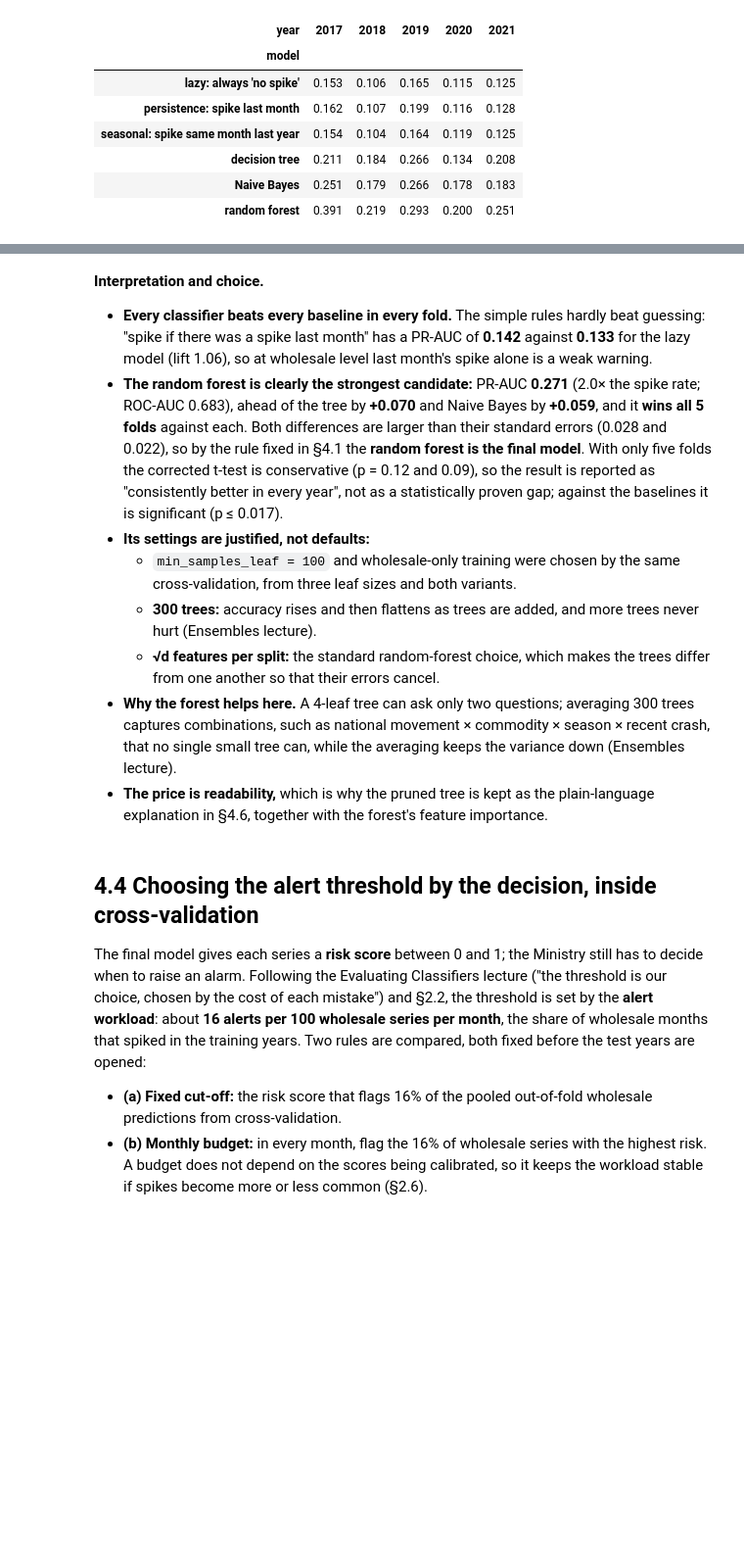
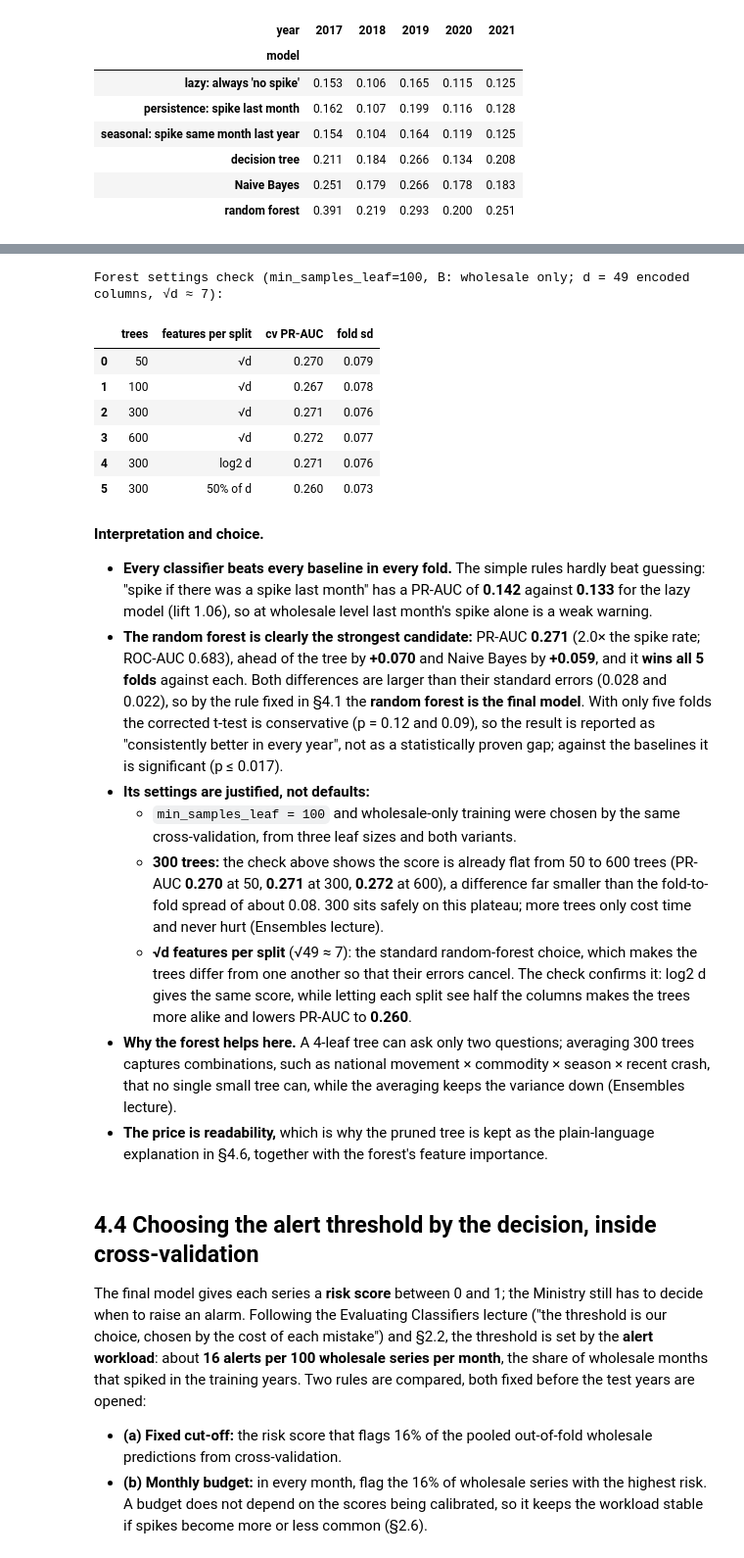
Before and after one commit to Shambhavi-DSAI2006/tanzania-food-price-spikes, a Jupyter notebook: Shambhavi_MiniProject.ipynb, the cells around one changed output, grey strips where cells are left out. Shown at 98% size. Saved outputs shown, nothing was run; the diff lists cells and outputs as text; code cells hidden in the pictures; blank space fills up the shorter version.

```diff
--- a/Shambhavi_MiniProject.ipynb
+++ b/Shambhavi_MiniProject.ipynb
@@ -2328,6 +2383,28 @@ FINAL MODEL: random forest (B: wholesale only; 300 trees, min_samples_leaf=100,
 | seasonal: spike same month last year | 0.138 | 0.026 | 4.181 | 0.014 | 5 |
 | decision tree | 0.070 | 0.028 | 1.984 | 0.118 | 5 |
 | Naive Bayes | 0.059 | 0.022 | 2.195 | 0.093 | 5 |
+# %%
+# Are 300 trees and √d features per split good choices? Same CV, best leaf size and variant; the 300 / √d row is the model above.
+def make_forest_cfg(n, mf):
+    return lambda: Pipeline([("pre", make_preprocessor()), ("rf", RandomForestClassifier(
+        n_estimators=n, min_samples_leaf=best_rf["min_samples_leaf"], max_features=mf, n_jobs=-1, random_state=RANDOM_STATE))])
+rf_check = []
+for n, mf in [(50, "sqrt"), (100, "sqrt"), (300, "sqrt"), (600, "sqrt"), (300, "log2"), (300, 0.5)]:
+    sc = best_rf["scores"] if (n, mf) == (300, "sqrt") else run_cv(make_forest_cfg(n, mf), best_rf["variant"])[0]
+    rf_check.append({"trees": n, "features per split": {"sqrt": "√d", "log2": "log2 d"}[mf] if isinstance(mf, str) else f"{mf:.0%} of d",
+                     "cv PR-AUC": sc["PR-AUC"].mean(), "fold sd": sc["PR-AUC"].std()})
+rf_check = pd.DataFrame(rf_check)
+print(f"Forest settings check (min_samples_leaf={best_rf['min_samples_leaf']}, {best_rf['variant']}; d = {len(feature_names)} encoded columns, √d ≈ {int(np.sqrt(len(feature_names)))}):")
+display(rf_check.round(3))
+# %% [output]
+Forest settings check (min_samples_leaf=100, B: wholesale only; d = 49 encoded columns, √d ≈ 7):
+|  | trees | features per split | cv PR-AUC | fold sd |
+| 0 | 50 | √d | 0.270 | 0.079 |
+| 1 | 100 | √d | 0.267 | 0.078 |
+| 2 | 300 | √d | 0.271 | 0.076 |
+| 3 | 600 | √d | 0.272 | 0.077 |
+| 4 | 300 | log2 d | 0.271 | 0.076 |
+| 5 | 300 | 50% of d | 0.260 | 0.073 |
 # %% [markdown]
 **Interpretation and choice.**
 
@@ -2335,8 +2412,8 @@ FINAL MODEL: random forest (B: wholesale only; 300 trees, min_samples_leaf=100,
 - **The random forest is clearly the strongest candidate:** PR-AUC **0.271** (2.0× the spike rate; ROC-AUC 0.683), ahead of the tree by **+0.070** and Naive Bayes by **+0.059**, and it **wins all 5 folds** against each. Both differences are larger than their standard errors (0.028 and 0.022), so by the rule fixed in §4.1 the **random forest is the final model**. With only five folds the corrected t-test is conservative (p = 0.12 and 0.09), so the result is reported as "consistently better in every year", not as a statistically proven gap; against the baselines it is significant (p ≤ 0.017).
 - **Its settings are justified, not defaults:**
   - `min_samples_leaf = 100` and wholesale-only training were chosen by the same cross-validation, from three leaf sizes and both variants.
-  - **300 trees:** accuracy rises and then flattens as trees are added, and more trees never hurt (Ensembles lecture).
-  - **√d features per split:** the standard random-forest choice, which makes the trees differ from one another so that their errors cancel.
+  - **300 trees:** the check above shows the score is already flat from 50 to 600 trees (PR-AUC **0.270** at 50, **0.271** at 300, **0.272** at 600), a difference far smaller than the fold-to-fold spread of about 0.08. 300 sits safely on this plateau; more trees only cost time and never hurt (Ensembles lecture).
+  - **√d features per split** (√49 ≈ 7): the standard random-forest choice, which makes the trees differ from one another so that their errors cancel. The check confirms it: log2 d gives the same score, while letting each split see half the columns makes the trees more alike and lowers PR-AUC to **0.260**.
 - **Why the forest helps here.** A 4-leaf tree can ask only two questions; averaging 300 trees captures combinations, such as national movement × commodity × season × recent crash, that no single small tree can, while the averaging keeps the variance down (Ensembles lecture).
 - **The price is readability,** which is why the pruned tree is kept as the plain-language explanation in §4.6, together with the forest's feature importance.
 # %% [markdown]
```
Also changed, not shown: parts of 6 cells of this notebook, 2 other files.
